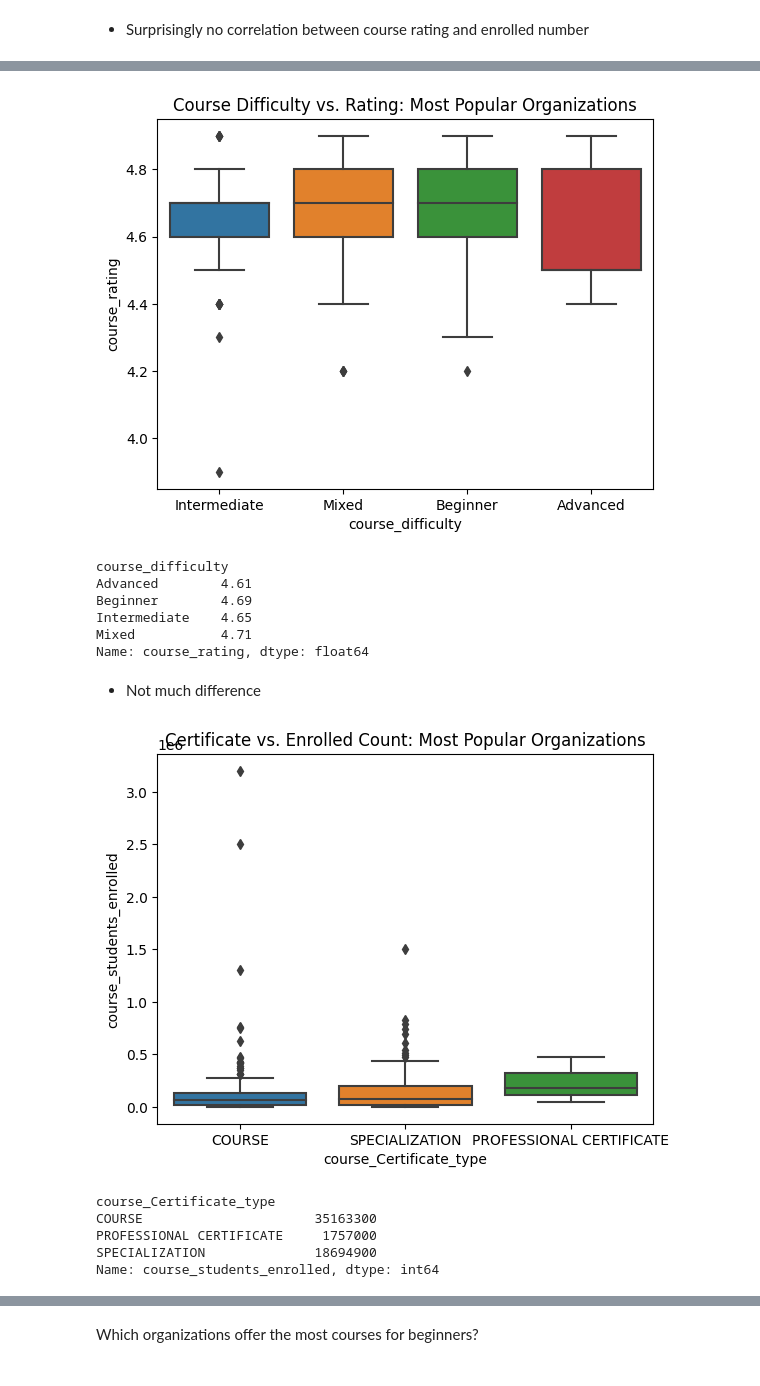
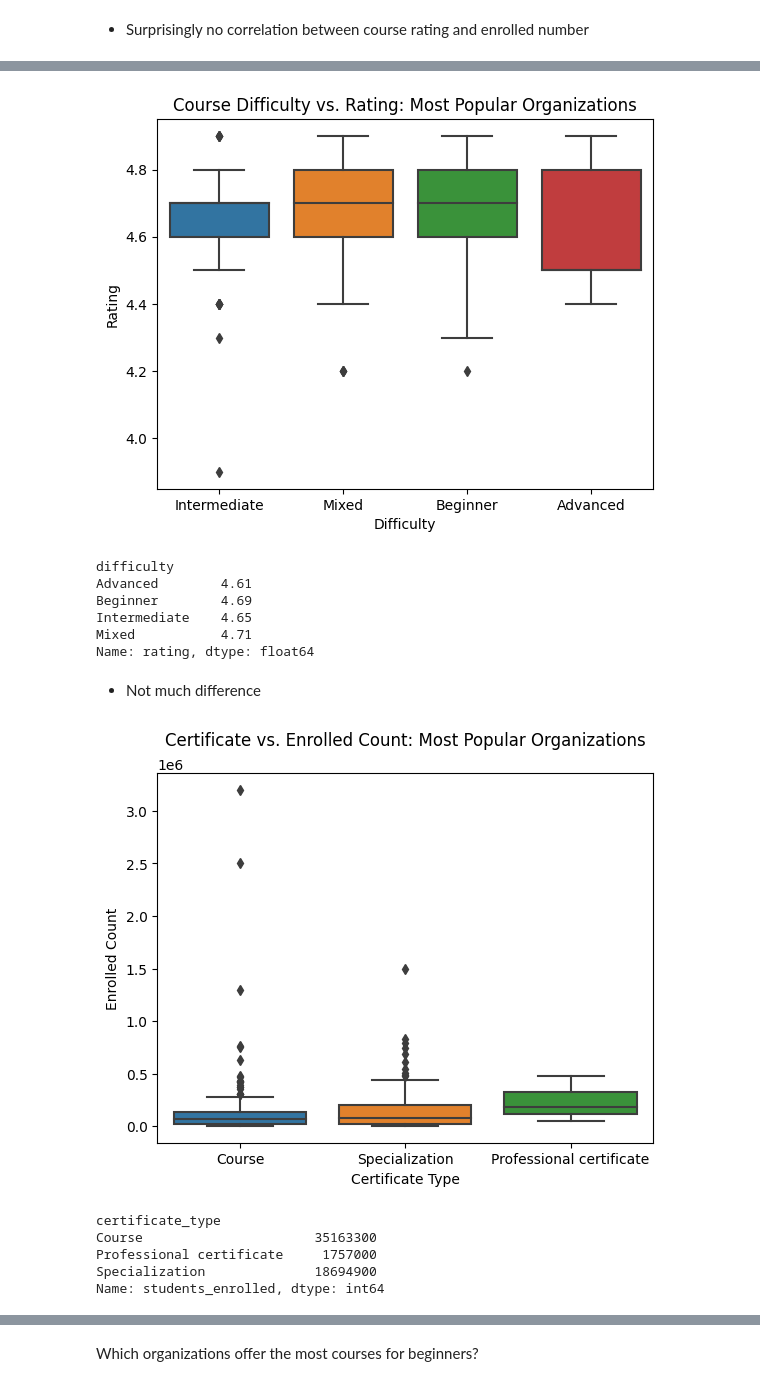
Before and after one commit to emkhv/Coursera_course_exploration, a Jupyter notebook: coursera_course_exploration.ipynb, the cells around one changed output, grey strips where cells are left out. Saved outputs shown, nothing was run; the diff lists cells and outputs as text; code cells hidden in the pictures.

```diff
--- a/coursera_course_exploration.ipynb
+++ b/coursera_course_exploration.ipynb
@@ -34,3 +34,9 @@ courses[:3]
 | 134 | (ISC)² Systems Security Certified... | (ISC)² | SPECIALIZATION | 4.7 | Beginner | ... |
 | 743 | A Crash Course in Causality: Infe... | University of Pennsylvania | COURSE | 4.7 | Intermediate | ... |
 | 874 | A Crash Course in Data Science | Johns Hopkins University | COURSE | 4.5 | Mixed | ... |
+# %%
+# Remove 'course_' prefix from all column names
+courses.columns = courses.columns.str.replace("course_", "", regex=False).str.lower()
+# Make certificate_type lowercase
+courses.certificate_type = courses.certificate_type.str.capitalize()
+courses.head()
@@ -331,18 +344,14 @@ All **Data Science** related courses are marked <span style="color: blue; font-w
 # %%
 # Top 20 organizations by courses count
 top_org = (
-    courses["course_organization"]
-    .value_counts()
-    .sort_values(ascending=False)
-    .head(20)
-    .index
+    courses["organization"].value_counts().sort_values(ascending=False).head(20).index
 )
-top_org_courses = courses[courses.course_organization.isin(top_org)]
+top_org_courses = courses[courses.organization.isin(top_org)]
 
 # Data for plot 1
 courses_count_by_difficulty = top_org_courses.pivot_table(
-    index="course_organization",
-    columns="course_difficulty",
+    index="organization",
+    columns="difficulty",
     aggfunc="size",
     fill_value=0,
 ).reindex(columns=["Mixed", "Beginner", "Intermediate", "Advanced"])
@@ -354,18 +363,18 @@ courses_count_by_difficulty = courses_count_by_difficulty.sort_values(
 
 # Top 20 organizations by enrolled students count
 top_org_by_enrolled = (
-    courses.groupby("course_organization")
-    .course_students_enrolled.sum()
+    courses.groupby("organization")
+    .students_enrolled.sum()
     .sort_values(ascending=False)[:20]
     .index
 )
-top_enrolled_courses = courses[courses.course_organization.isin(top_org_by_enrolled)]
+top_enrolled_courses = courses[courses.organization.isin(top_org_by_enrolled)]
 
 # Data for plot 2
 courses_by_enrolled = top_enrolled_courses.pivot_table(
-    index="course_organization",
-    columns="course_difficulty",
-    values="course_students_enrolled",
+    index="organization",
+    columns="difficulty",
+    values="students_enrolled",
     aggfunc="sum",
     fill_value=0,
 ).reindex(  # Columns order
@@ -504,30 +513,33 @@ fig.tight_layout()
 # %%
-sns.boxplot(x="course_difficulty", y="course_rating", data=top_enrolled_courses)
+# add suplot
+sns.boxplot(x="difficulty", y="rating", data=top_enrolled_courses)
 plt.title("Course Difficulty vs. Rating: Most Popular Organizations")
+plt.xlabel("Difficulty")
+plt.ylabel("Rating")
 plt.show()
-top_enrolled_courses.groupby("course_difficulty").course_rating.mean().round(2)
+top_enrolled_courses.groupby("difficulty").rating.mean().round(2)
 # %% [output]
-[figure, old version]
+[figure, new version]
-course_difficulty
+difficulty
 Advanced        4.61
 Beginner        4.69
 Intermediate    4.65
 Mixed           4.71
-Name: course_rating, dtype: float64
+Name: rating, dtype: float64
 # %% [markdown]
 - Not much difference
 # %%
-sns.boxplot(
-    x="course_Certificate_type", y="course_students_enrolled", data=top_enrolled_courses
-)
-plt.title("Certificate vs. Enrolled Count: Most Popular Organizations")
+sns.boxplot(x="certificate_type", y="students_enrolled", data=top_enrolled_courses)
+plt.title("Certificate vs. Enrolled Count: Most Popular Organizations", pad=20)
+plt.xlabel("Certificate Type")
+plt.ylabel("Enrolled Count")
 plt.show()
-top_enrolled_courses.groupby("course_Certificate_type").course_students_enrolled.sum()
+top_enrolled_courses.groupby("certificate_type").students_enrolled.sum()
 # %% [output]
-[figure, old version]
+[figure, new version]
-course_Certificate_type
-COURSE                      35163300
-PROFESSIONAL CERTIFICATE     1757000
-SPECIALIZATION              18694900
-Name: course_students_enrolled, dtype: int64
+certificate_type
+Course                      35163300
+Professional certificate     1757000
+Specialization              18694900
+Name: students_enrolled, dtype: int64
 # %% [markdown]
```
Also changed, not shown: parts of 31 cells of this notebook.
